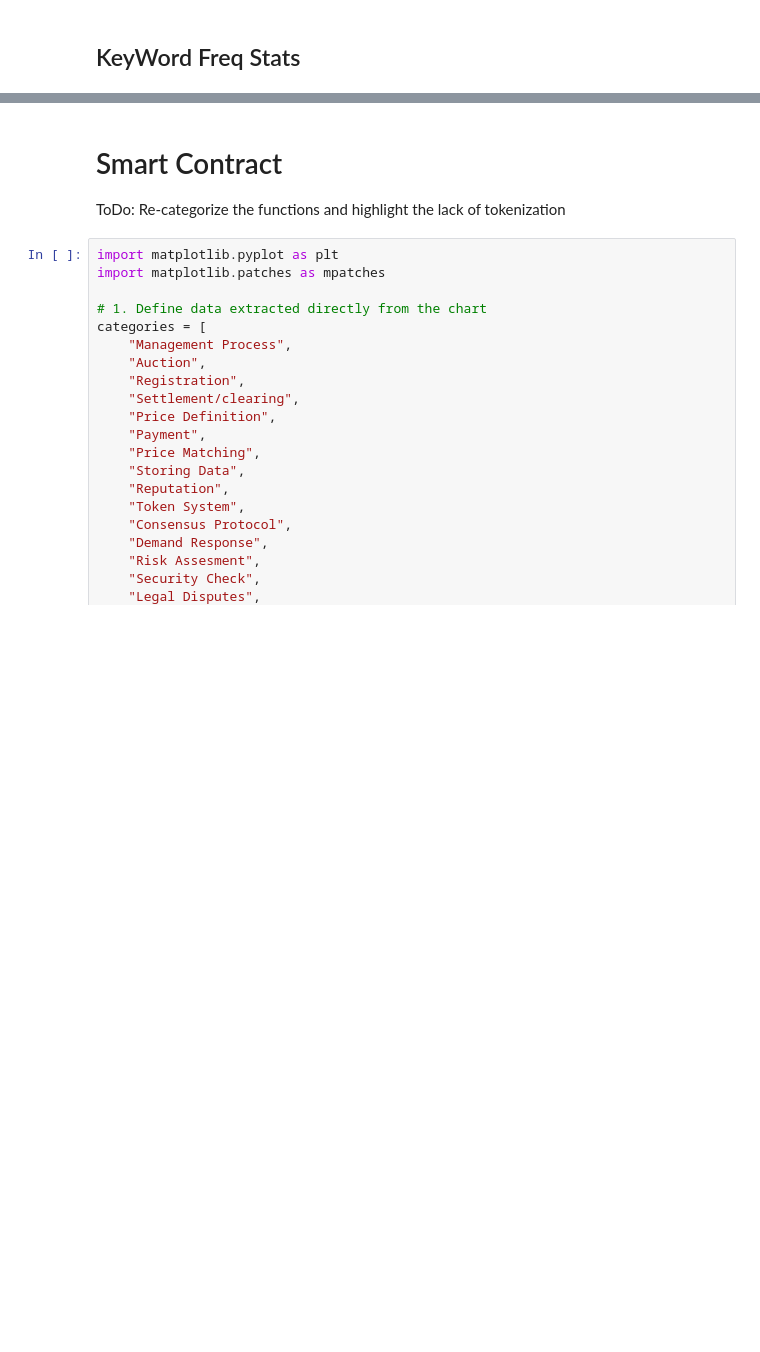
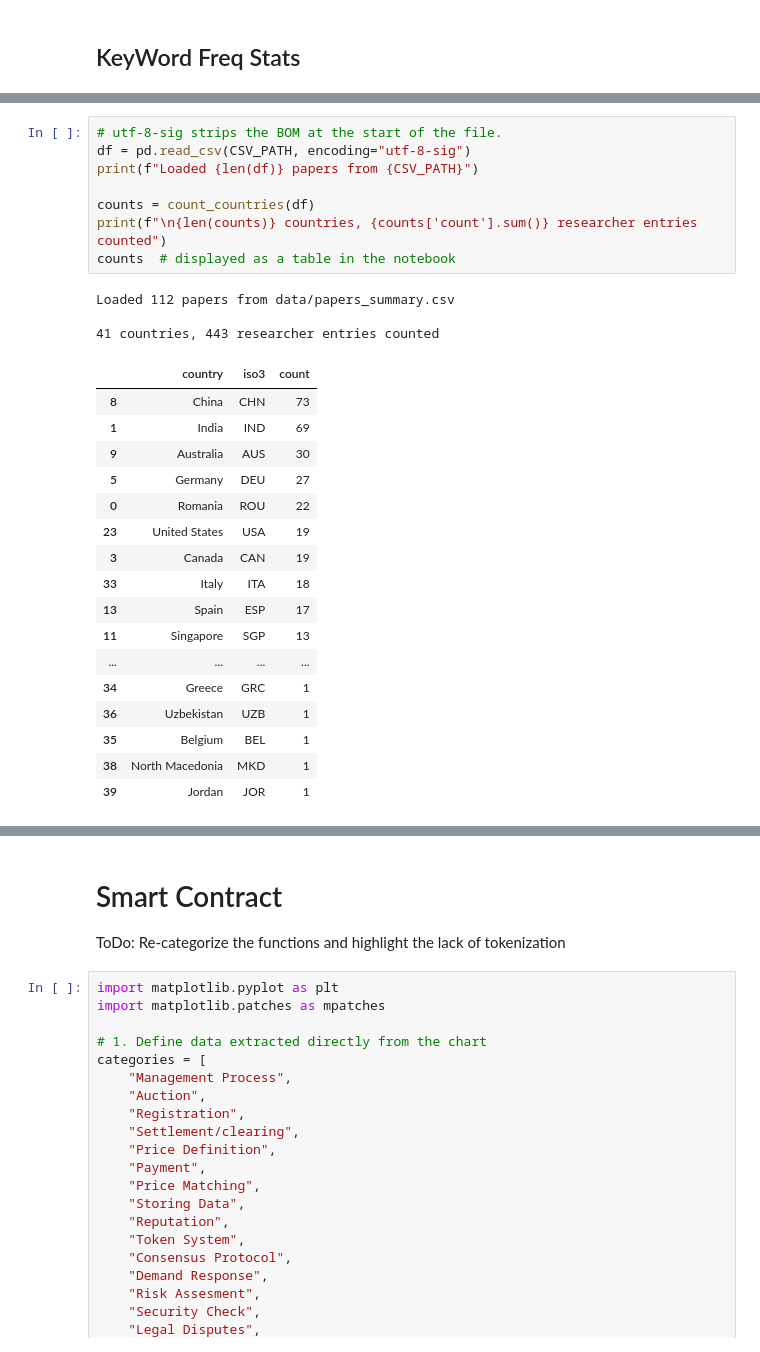
Before and after one commit to CaixiangFan/tokenization-survey, a Jupyter notebook: dataproc.ipynb, the cells around one changed output, grey strips where cells are left out. Cells and saved outputs as stored; diff of their text form; blank space fills up the shorter version.

```diff
--- a/dataproc.ipynb
+++ b/dataproc.ipynb
@@ -413,0 +609,29 @@ Word cloud saved as: plots/keyword_frequency_cloud.pdf
+# %%
+# utf-8-sig strips the BOM at the start of the file.
+df = pd.read_csv(CSV_PATH, encoding="utf-8-sig")
+print(f"Loaded {len(df)} papers from {CSV_PATH}")
+
+counts = count_countries(df)
+print(f"\n{len(counts)} countries, {counts['count'].sum()} researcher entries counted")
+counts  # displayed as a table in the notebook
+# %% [output]
+Loaded 112 papers from data/papers_summary.csv
+
+41 countries, 443 researcher entries counted
+|  | country | iso3 | count |
+| 8 | China | CHN | 73 |
+| 1 | India | IND | 69 |
+| 9 | Australia | AUS | 30 |
+| 5 | Germany | DEU | 27 |
+| 0 | Romania | ROU | 22 |
+| 23 | United States | USA | 19 |
+| 3 | Canada | CAN | 19 |
+| 33 | Italy | ITA | 18 |
+| 13 | Spain | ESP | 17 |
+| 11 | Singapore | SGP | 13 |
+| ... | ... | ... | ... |
+| 34 | Greece | GRC | 1 |
+| 36 | Uzbekistan | UZB | 1 |
+| 35 | Belgium | BEL | 1 |
+| 38 | North Macedonia | MKD | 1 |
+| 39 | Jordan | JOR | 1 |
```
Also changed, not shown: parts of 15 cells of this notebook, 9 other files.
